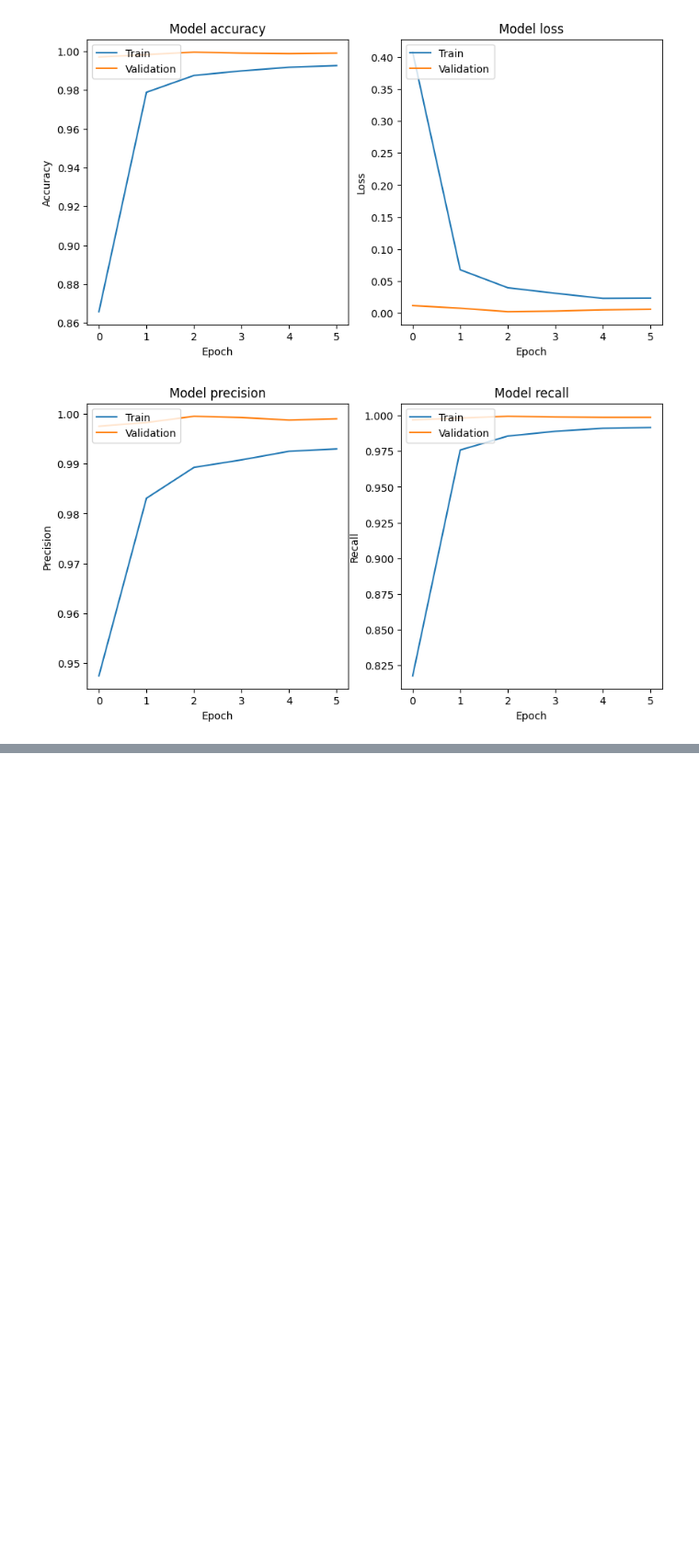
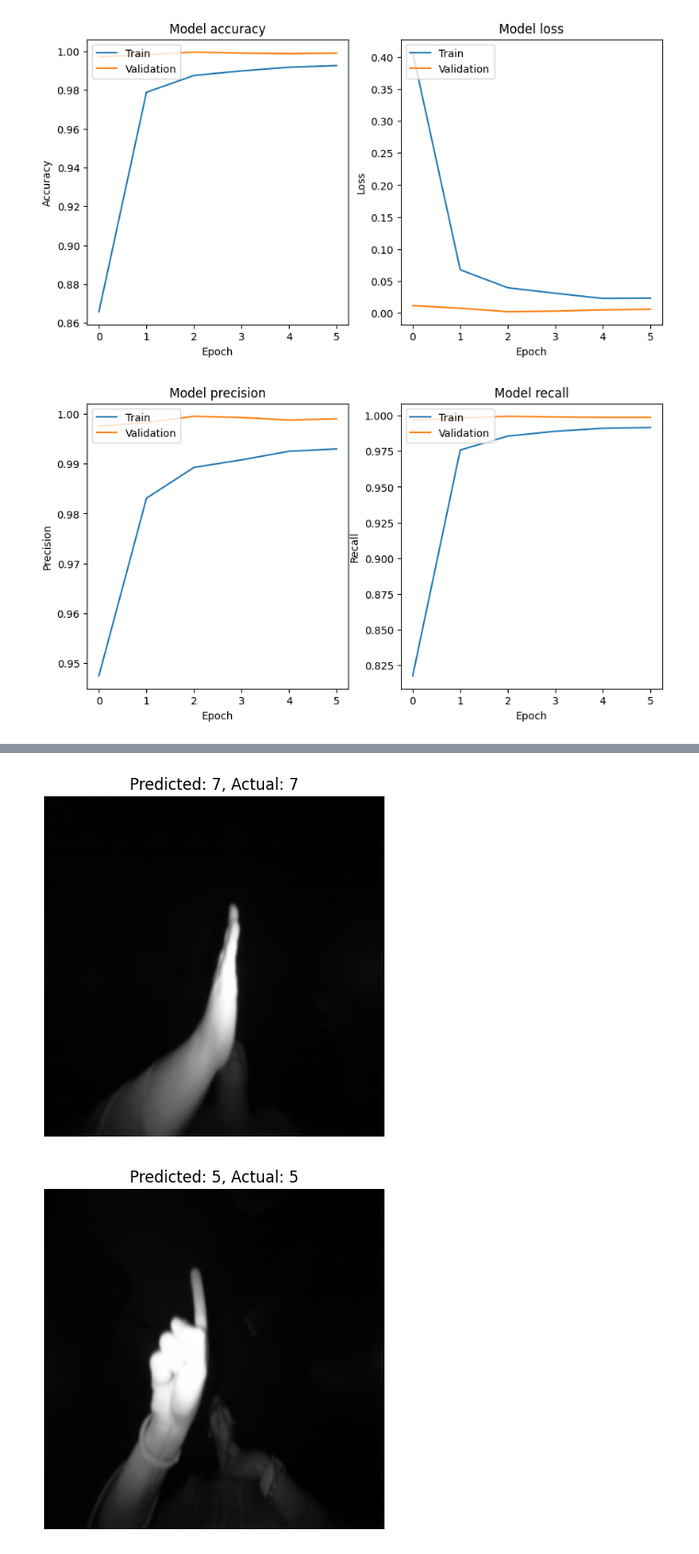
Before and after one commit to Aziz-ur-Rehman11/Prodigy-ML-Virtial-Internship-Tasks, a Jupyter notebook: Prodigy_ML_04.ipynb, the cells around one changed output, grey strips where cells are left out. Shown at 92% size. Drawn from its saved outputs; the diff is of its cells as text; code cells hidden in the pictures; blank space fills up the shorter version.

```diff
--- a/Prodigy_ML_04.ipynb
+++ b/Prodigy_ML_04.ipynb
@@ -212,0 +230,14 @@ plt.show()
+# %%
+random_indices = random.sample(range(len(X_test)), 10)
+
+for i in random_indices:
+    img = X_test[i].reshape(240, 240)
+    img = cv2.normalize(img, None, 0, 255, cv2.NORM_MINMAX).astype(np.uint8) # Normalize for display
+
+    plt.imshow(img, cmap='gray')
+    plt.title(f"Predicted: {predicted_classes[i]}, Actual: {np.argmax(y_test[i])}")
+    plt.axis('off')
+    plt.show()
+# %% [output]
+[figure, added]
+[figure, added]
```
Also changed, not shown: parts of 2 cells of this notebook.
